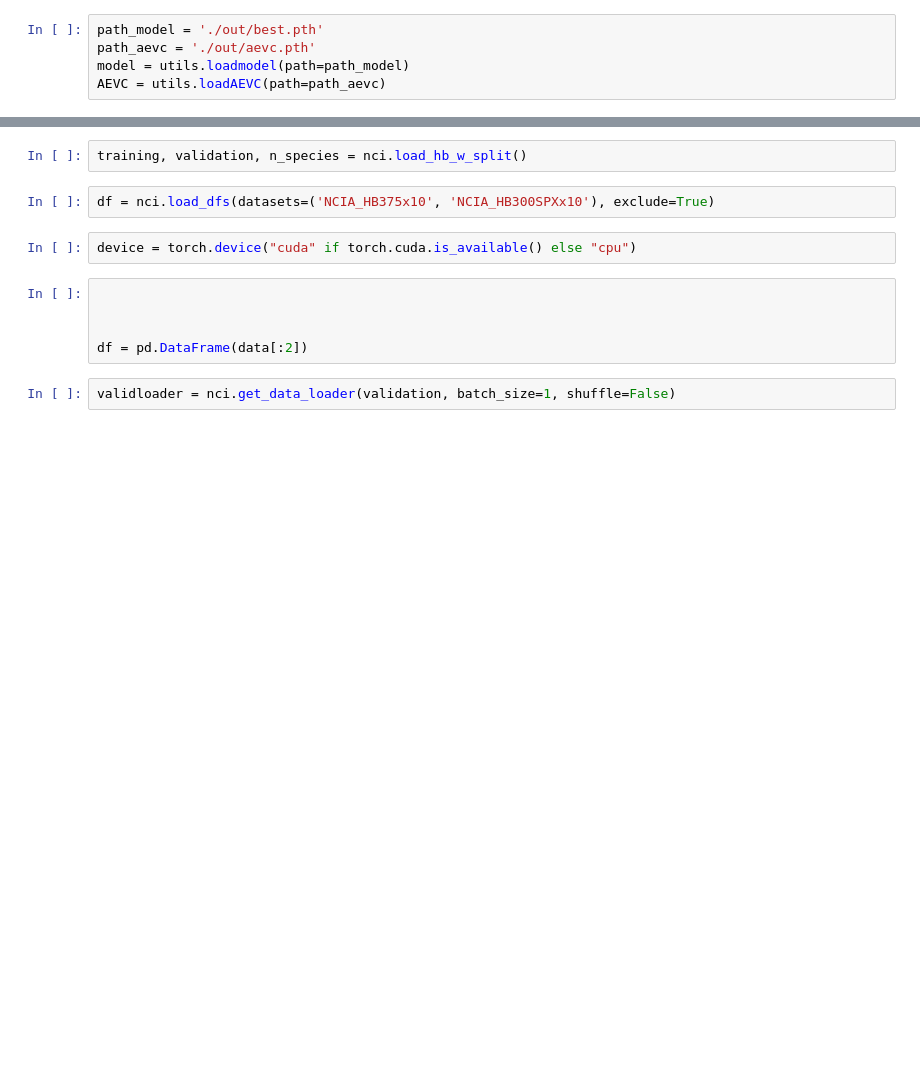
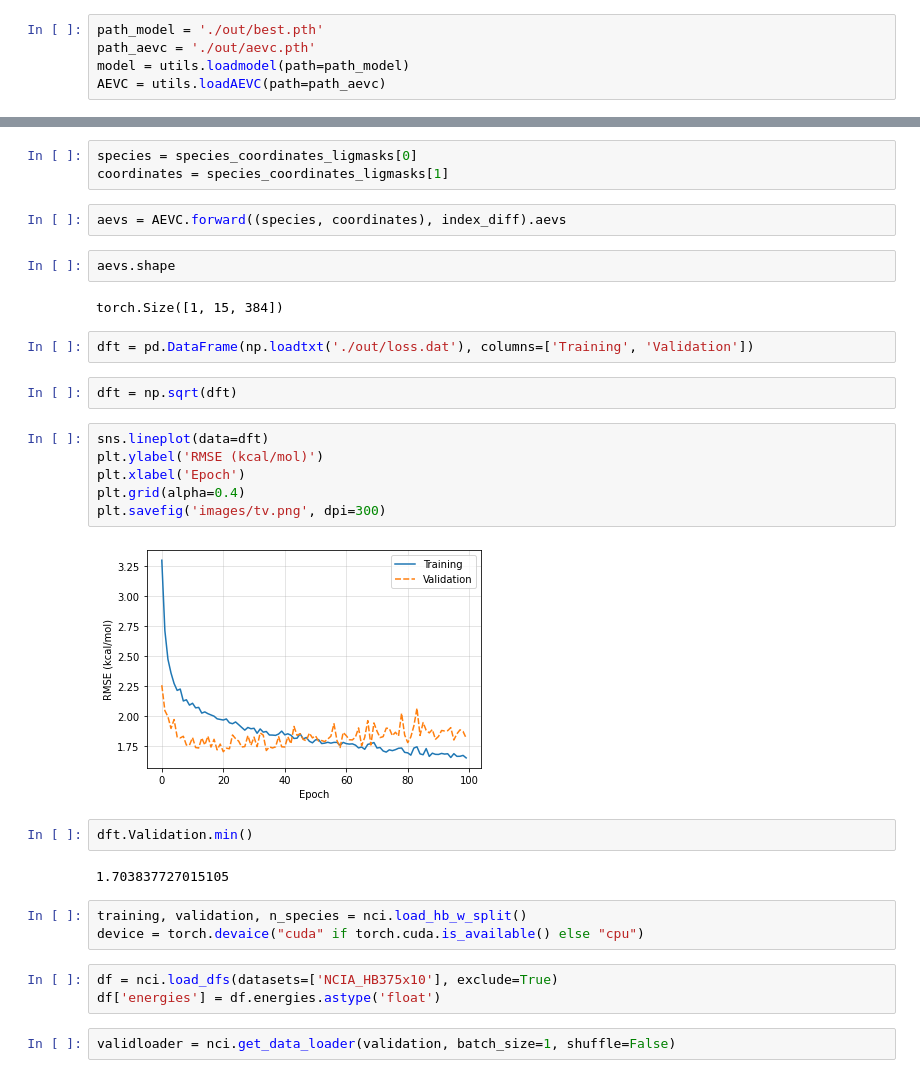
Before and after one commit to jessebmurray/torchani, a Jupyter notebook: preds.ipynb, the cells around one changed output, grey strips where cells are left out. Saved outputs shown, nothing was run; the diff lists cells and outputs as text; blank space fills up the shorter version.

```diff
--- a/preds.ipynb
+++ b/preds.ipynb
@@ -18,13 +45,33 @@ AEVC = utils.loadAEVC(path=path_aevc)
+# %%
+species = species_coordinates_ligmasks[0]
+coordinates = species_coordinates_ligmasks[1]
+# %%
+aevs = AEVC.forward((species, coordinates), index_diff).aevs
+# %%
+aevs.shape
+# %% [output]
+torch.Size([1, 15, 384])
+# %%
+dft = pd.DataFrame(np.loadtxt('./out/loss.dat'), columns=['Training', 'Validation'])
+# %%
+dft = np.sqrt(dft)
+# %%
+sns.lineplot(data=dft)
+plt.ylabel('RMSE (kcal/mol)')
+plt.xlabel('Epoch')
+plt.grid(alpha=0.4)
+plt.savefig('images/tv.png', dpi=300)
+# %% [output]
+[figure, added]
+# %%
+dft.Validation.min()
+# %% [output]
+1.703837727015105
 # %%
 training, validation, n_species = nci.load_hb_w_split()
+device = torch.devaice("cuda" if torch.cuda.is_available() else "cpu")
 # %%
-df = nci.load_dfs(datasets=('NCIA_HB375x10', 'NCIA_HB300SPXx10'), exclude=True)
+df = nci.load_dfs(datasets=['NCIA_HB375x10'], exclude=True)
+df['energies'] = df.energies.astype('float')
-# %%
-device = torch.device("cuda" if torch.cuda.is_available() else "cpu")
-# %%
-
-
-
-df = pd.DataFrame(data[:2])
 # %%
 validloader = nci.get_data_loader(validation, batch_size=1, shuffle=False)
```
Also changed, not shown: parts of 54 cells of this notebook, 3 other files.
